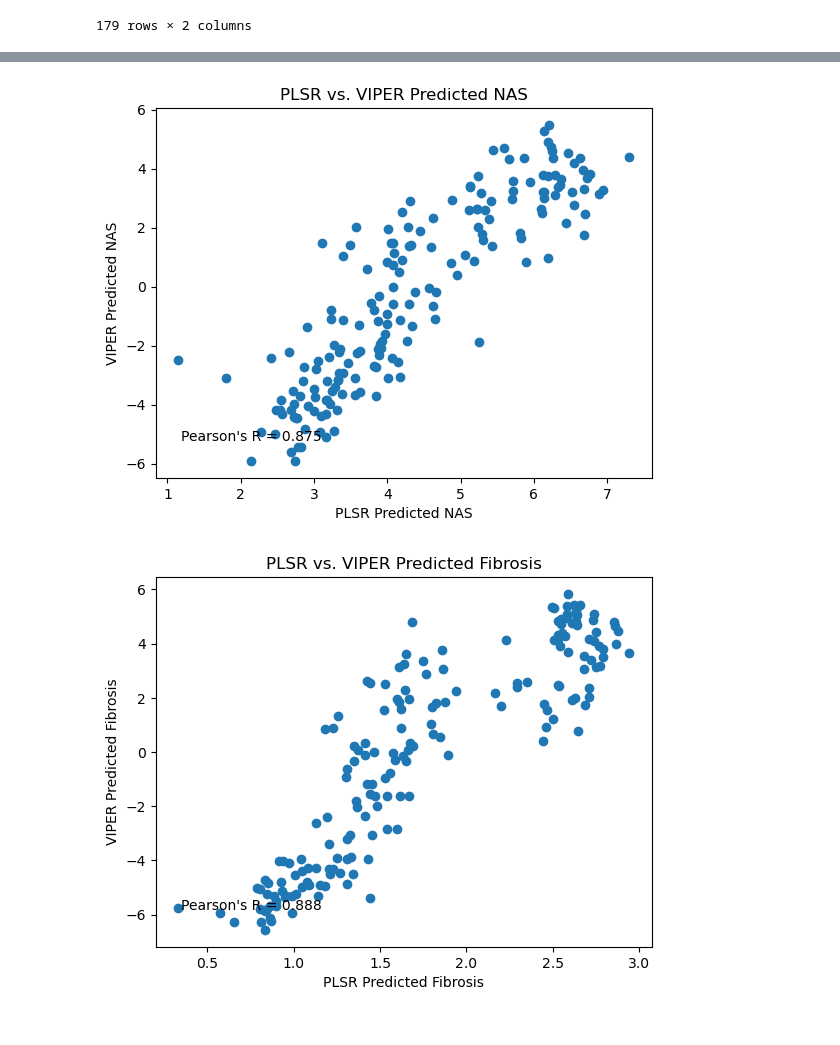
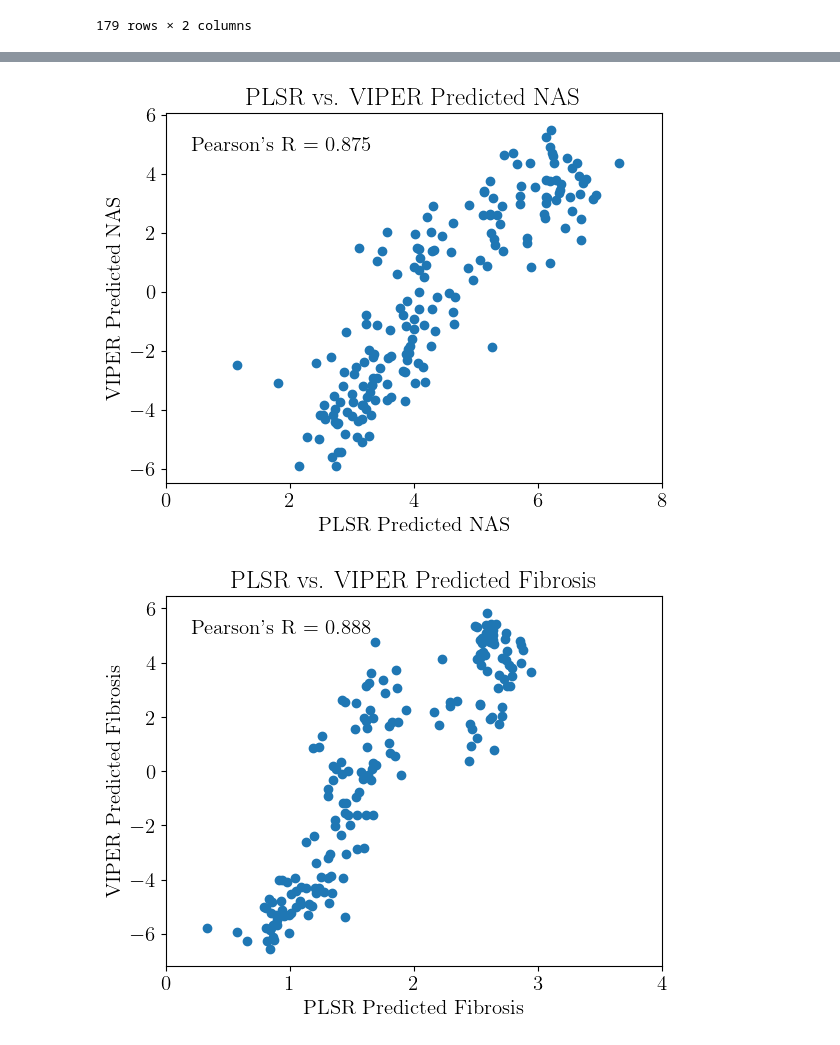
Before and after one commit to jeannieshe/mash-fa24, a Jupyter notebook: 10_invitro_ML_scoring.ipynb, the cells around one changed output, grey strips where cells are left out. Drawn from its saved outputs; the diff is of its cells as text; code cells hidden in the pictures.

Commit message:
Remake graphs for poster.

```diff
--- a/10_invitro_ML_scoring.ipynb
+++ b/10_invitro_ML_scoring.ipynb
@@ -166,23 +132,38 @@ Y_viper_MPS
 # %%
+# Use LaTeX for graphs' text
+plt.rc('text', usetex=True)
+# Use the serif font
+plt.rc('font', family='serif')
 ax = plt.axes()
+
 scatterNAS = ax.scatter(Y_hat_MPS["NAS"], Y_viper_MPS["NAS"])
 ax.set_xlabel("PLSR Predicted NAS")
 ax.set_ylabel("VIPER Predicted NAS")
 ax.set_title("PLSR vs. VIPER Predicted NAS")
-ax.annotate("Pearson's R = {:.3f}".format(pearsonr(Y_viper_MPS["NAS"], Y_hat_MPS["NAS"])[0]), xy=(0.05, 0.1), xycoords='axes fraction')
+plt.rcParams.update({'font.size': 15})
+
+ax.set_xlim(0, 8) # show all possible NAS values
+ax.annotate("Pearson's R = {:.3f}".format(pearsonr(Y_viper_MPS["NAS"], Y_hat_MPS["NAS"])[0]), xy=(0.05, 0.9), xycoords='axes fraction')
 plt.savefig(f'graphs/MPS_NAS_prediction.png', dpi=200)
 
 plt.show()
 # %% [output]
-[figure, old version]
+[figure, new version]
 # %%
+# Use LaTeX for graphs' text
+plt.rc('text', usetex=True)
+# Use the serif font
+plt.rc('font', family='serif')
 ax = plt.axes()
 scatterFib = ax.scatter(Y_hat_MPS["Fibrosis"], Y_viper_MPS["Fibrosis stage"])
 ax.set_xlabel("PLSR Predicted Fibrosis")
 ax.set_ylabel("VIPER Predicted Fibrosis")
 ax.set_title("PLSR vs. VIPER Predicted Fibrosis")
-ax.annotate("Pearson's R = {:.3f}".format(pearsonr(Y_viper_MPS["Fibrosis stage"], Y_hat_MPS["Fibrosis"])[0]), xy=(0.05, 0.1), xycoords='axes fraction')
+ax.set_xlim(0, 4) # show all possible Fibrosis values
+plt.rcParams.update({'font.size': 15})
+
+ax.annotate("Pearson's R = {:.3f}".format(pearsonr(Y_viper_MPS["Fibrosis stage"], Y_hat_MPS["Fibrosis"])[0]), xy=(0.05, 0.9), xycoords='axes fraction')
 plt.savefig(f'graphs/MPS_Fib_prediction.png', dpi=200)
 plt.show()
 # %% [output]
-[figure, old version]
+[figure, new version]
```
Also changed, not shown: parts of 13 cells of this notebook, 30 other files.
